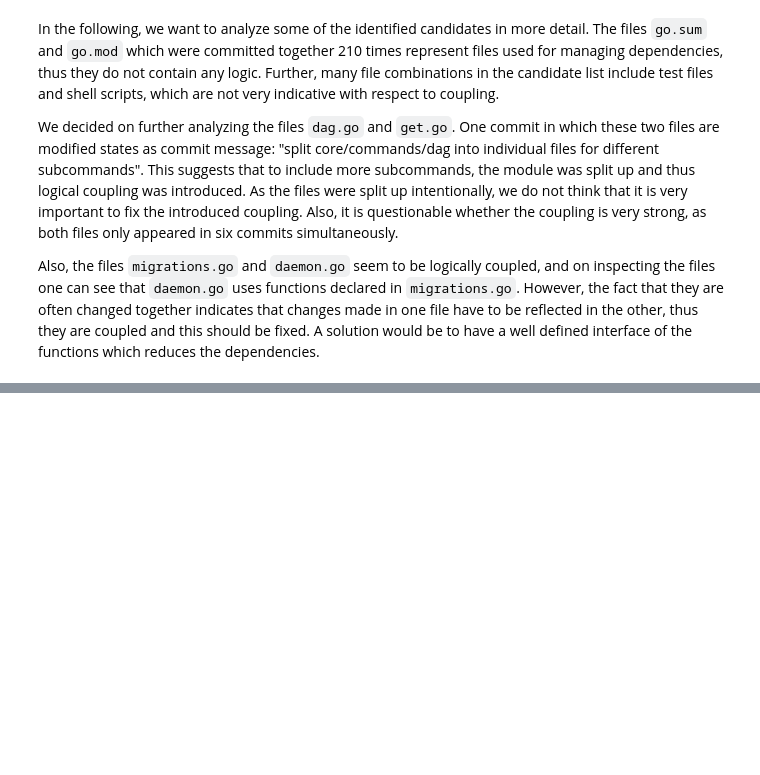
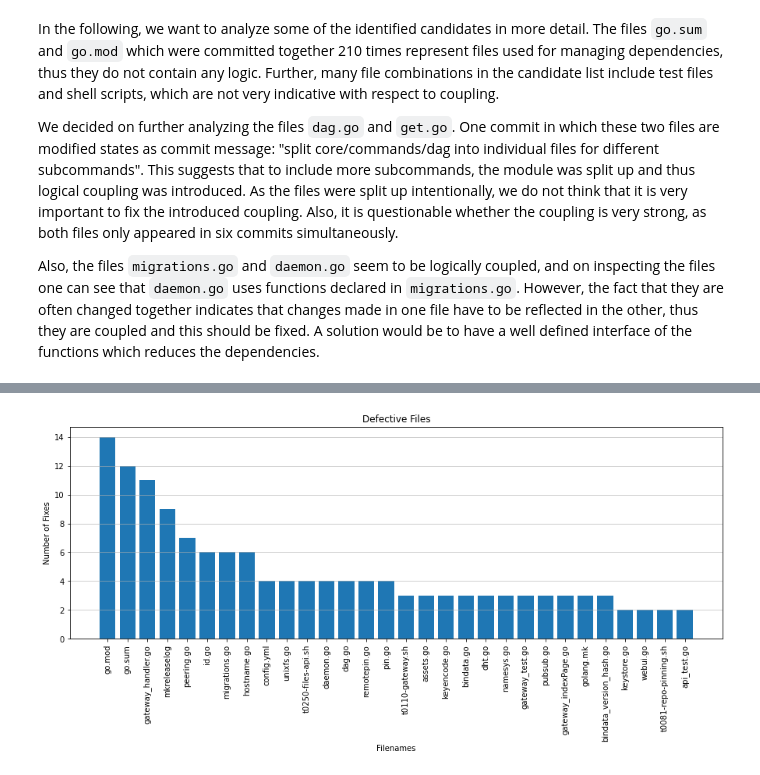
Before and after one commit to miksut/repo_mining, a Jupyter notebook: ipfs_repo_mining.ipynb, the cells around one changed output, grey strips where cells are left out. Cells and saved outputs as stored; diff of their text form; code cells hidden in the pictures; blank space fills up the shorter version.

Commit message:
Defective files

```diff
--- a/ipfs_repo_mining.ipynb
+++ b/ipfs_repo_mining.ipynb
@@ -458,0 +465,22 @@ Also, the files `migrations.go` and `daemon.go` seem to be logically coupled, an
+# %%
+# init dict with filenames and 0 as count
+defective_files = dict(zip(list(files), [0]*len(files)))
+
+# count commits starting with 'fix' for each file
+for commit in repoAnalysis.traverse_commits():
+    if commit.msg.startswith('fix'):
+        for file in commit.modified_files:
+            defective_files[file.filename] += 1
+# %%
+# reformat to sorted array
+defective_files_arr = np.array(list(defective_files.items()), dtype='object')
+defective_files_arr = np.flip(defective_files_arr[np.argsort(defective_files_arr[:, 1])], axis=0)
+# %%
+fig, ax = plt.subplots(figsize=(15, 5))
+plt.xticks(rotation=90)
+ax.bar(defective_files_arr[:30,0], defective_files_arr[:30,1])
+ax.grid(axis='y', alpha=0.75)
+ax.set(xlabel='Filenames', ylabel='Number of Fixes', title='Defective Files')
+plt.show()
+# %% [output]
+[figure, added]
```
Also changed, not shown: parts of 3 cells of this notebook.
